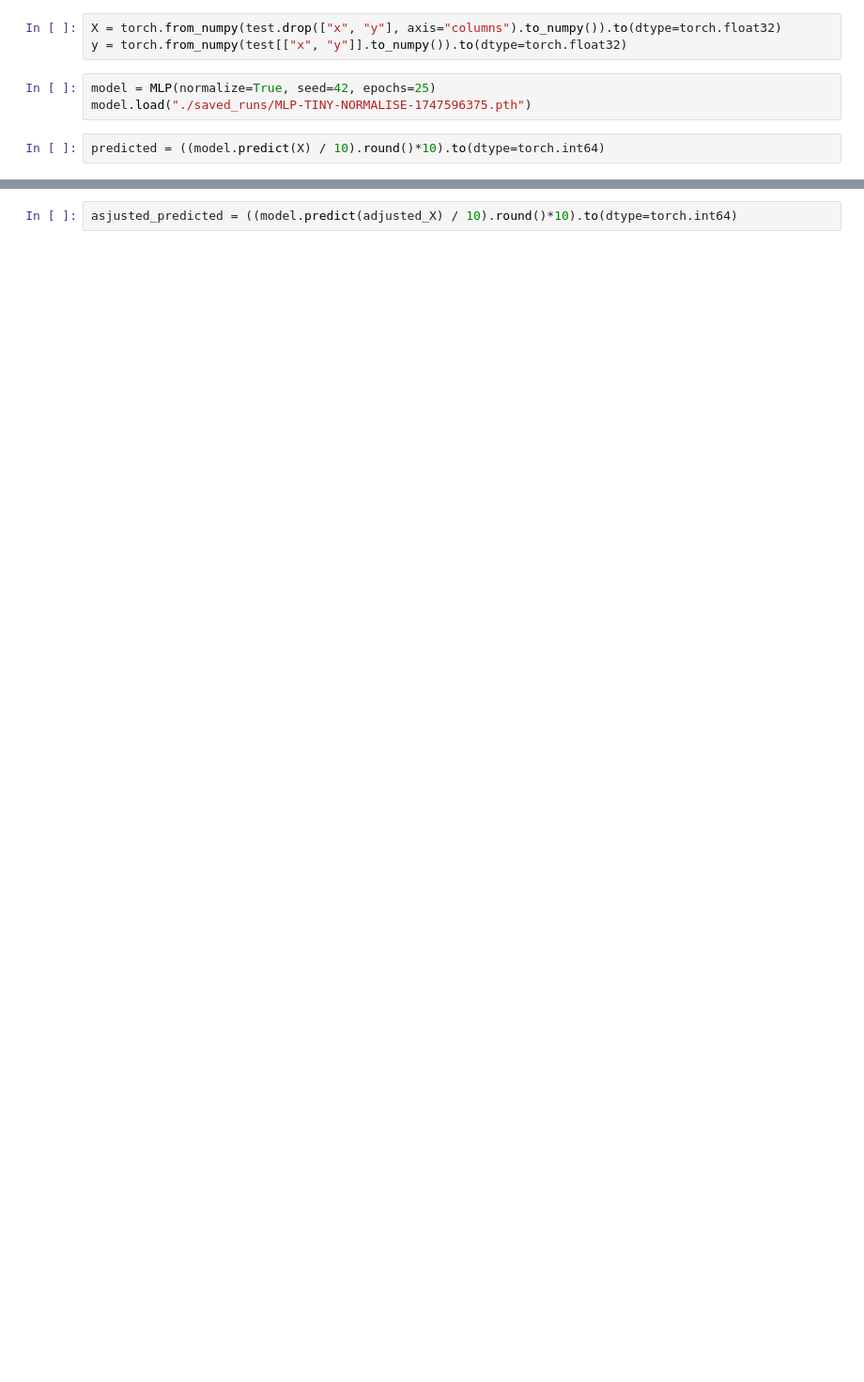
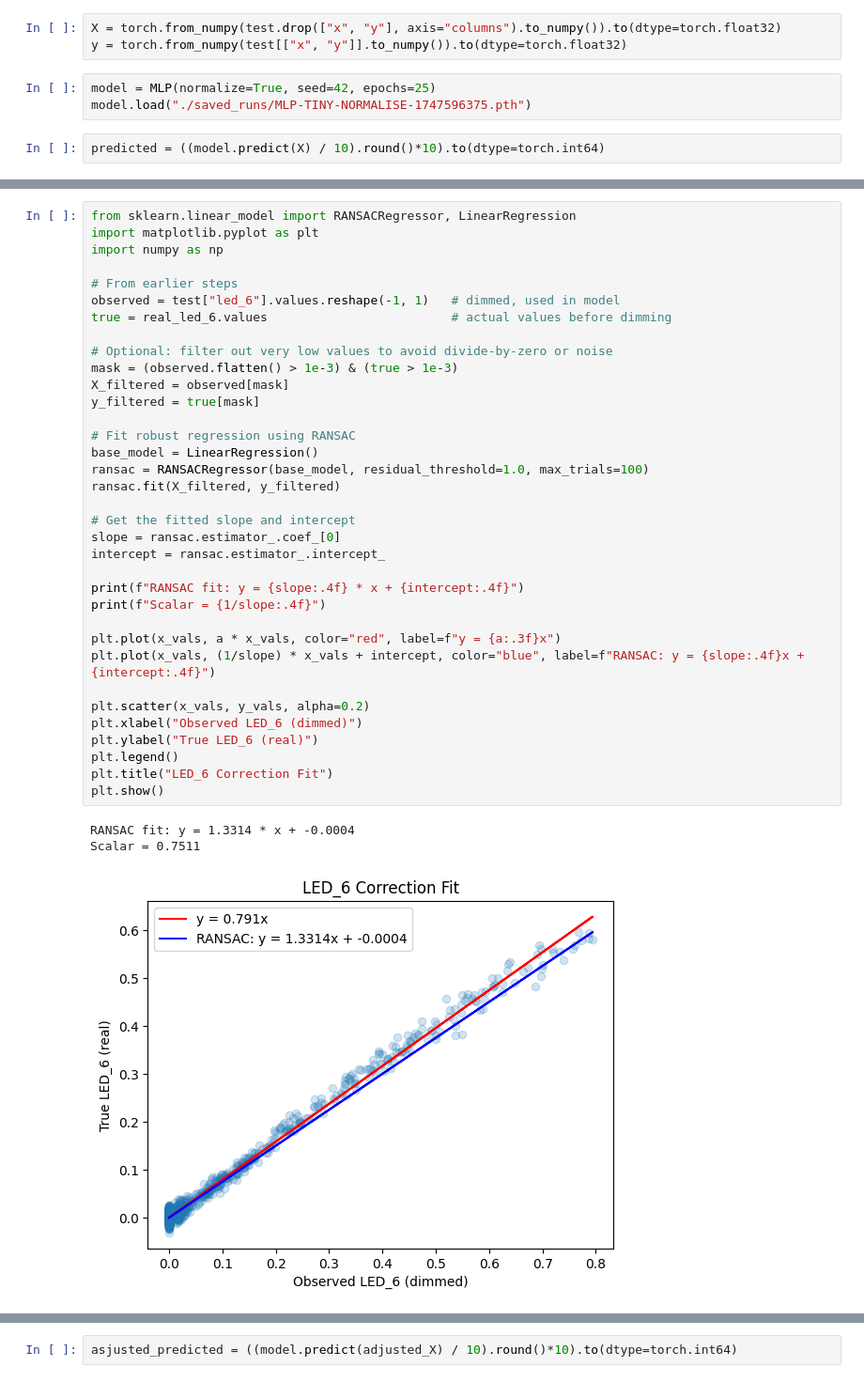
Before and after one commit to einstein8612/VLP, a Jupyter notebook: testing.ipynb, the cells around one changed output, grey strips where cells are left out. Shown at 94% size. Drawn from its saved outputs; the diff is of its cells as text; blank space fills up the shorter version.

```diff
--- a/testing.ipynb
+++ b/testing.ipynb
@@ -49,2 +90,41 @@ Predicted scalar: 1.0157092809677124
+# %%
+from sklearn.linear_model import RANSACRegressor, LinearRegression
+import matplotlib.pyplot as plt
+import numpy as np
+
+# From earlier steps
+observed = test["led_6"].values.reshape(-1, 1)   # dimmed, used in model
+true = real_led_6.values                         # actual values before dimming
+
+# Optional: filter out very low values to avoid divide-by-zero or noise
+mask = (observed.flatten() > 1e-3) & (true > 1e-3)
+X_filtered = observed[mask]
+y_filtered = true[mask]
+
+# Fit robust regression using RANSAC
+base_model = LinearRegression()
+ransac = RANSACRegressor(base_model, residual_threshold=1.0, max_trials=100)
+ransac.fit(X_filtered, y_filtered)
+
+# Get the fitted slope and intercept
+slope = ransac.estimator_.coef_[0]
+intercept = ransac.estimator_.intercept_
+
+print(f"RANSAC fit: y = {slope:.4f} * x + {intercept:.4f}")
+print(f"Scalar = {1/slope:.4f}")
+
+plt.plot(x_vals, a * x_vals, color="red", label=f"y = {a:.3f}x")
+plt.plot(x_vals, (1/slope) * x_vals + intercept, color="blue", label=f"RANSAC: y = {slope:.4f}x + {intercept:.4f}")
+
+plt.scatter(x_vals, y_vals, alpha=0.2)
+plt.xlabel("Observed LED_6 (dimmed)")
+plt.ylabel("True LED_6 (real)")
+plt.legend()
+plt.title("LED_6 Correction Fit")
+plt.show()
+# %% [output]
+RANSAC fit: y = 1.3314 * x + -0.0004
+Scalar = 0.7511
+[figure, added]
 # %%
 adjusted_X = X.clone()
```
Also changed, not shown: parts of 10 cells of this notebook.
